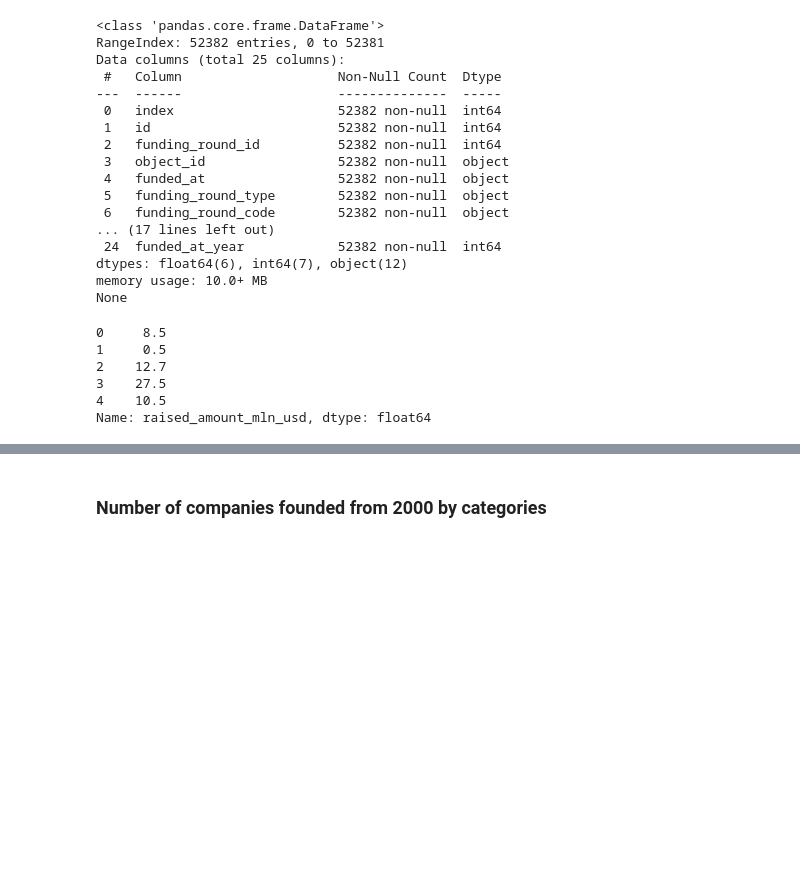
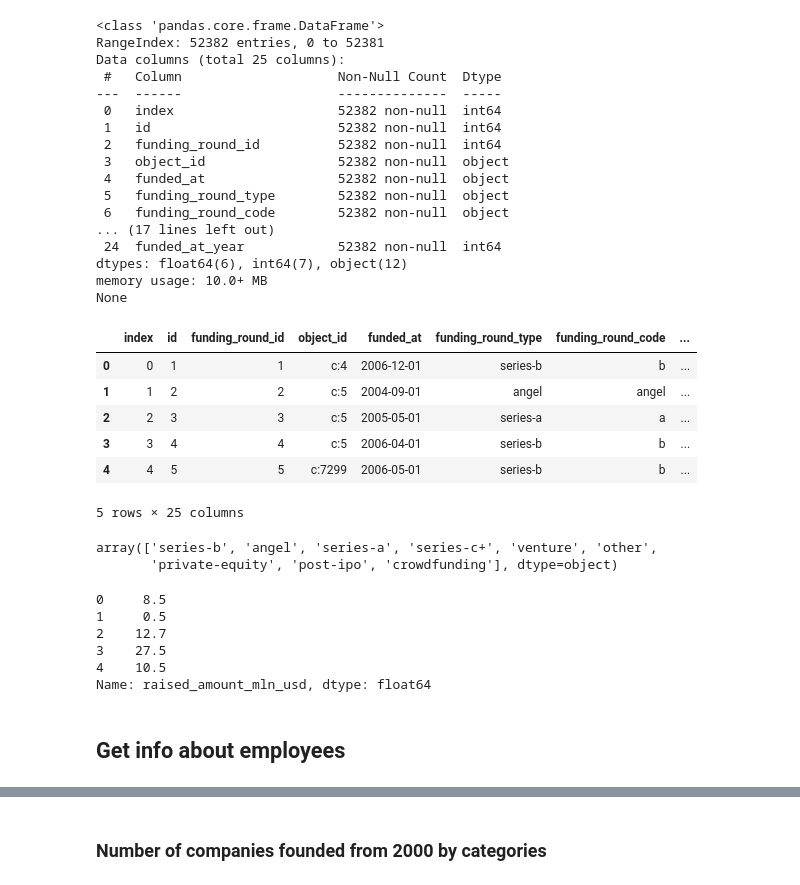
Before and after one commit to plov-cyber/big-data-group-project-team13, a Jupyter notebook: notebooks/eda_v1.ipynb, the cells around one changed output, grey strips where cells are left out. Saved outputs shown, nothing was run; the diff lists cells and outputs as text; code cells hidden in the pictures; blank space fills up the shorter version.

```diff
--- a/notebooks/eda_v1.ipynb
+++ b/notebooks/eda_v1.ipynb
@@ -72,6 +72,21 @@ Data columns (total 25 columns):
 dtypes: float64(6), int64(7), object(12)
 memory usage: 10.0+ MB
 None
+# %%
+funding_rounds.head()
+# %% [output]
+|  | index | id | funding_round_id | object_id | funded_at | funding_round_type | funding_round_code | ... |
+| 0 | 0 | 1 | 1 | c:4 | 2006-12-01 | series-b | b | ... |
+| 1 | 1 | 2 | 2 | c:5 | 2004-09-01 | angel | angel | ... |
+| 2 | 2 | 3 | 3 | c:5 | 2005-05-01 | series-a | a | ... |
+| 3 | 3 | 4 | 4 | c:5 | 2006-04-01 | series-b | b | ... |
+| 4 | 4 | 5 | 5 | c:7299 | 2006-05-01 | series-b | b | ... |
+5 rows × 25 columns
+# %%
+funding_rounds['funding_round_type'].unique()
+# %% [output]
+array(['series-b', 'angel', 'series-a', 'series-c+', 'venture', 'other',
+       'private-equity', 'post-ipo', 'crowdfunding'], dtype=object)
 # %%
 funding_rounds_after_2000 = funding_rounds[funding_rounds['funded_at_year'] > 2000].copy()
 funding_rounds_after_2000['raised_amount_mln_usd'] = funding_rounds_after_2000['raised_amount_usd'].apply(lambda x: round(x / 1e6, 2))
@@ -84,3 +99,5 @@ funding_rounds_after_2000['raised_amount_mln_usd'].head()
 3    27.5
 4    10.5
 Name: raised_amount_mln_usd, dtype: float64
+# %% [markdown]
+## Get info about employees
```
Also changed, not shown: parts of 17 cells of this notebook.
